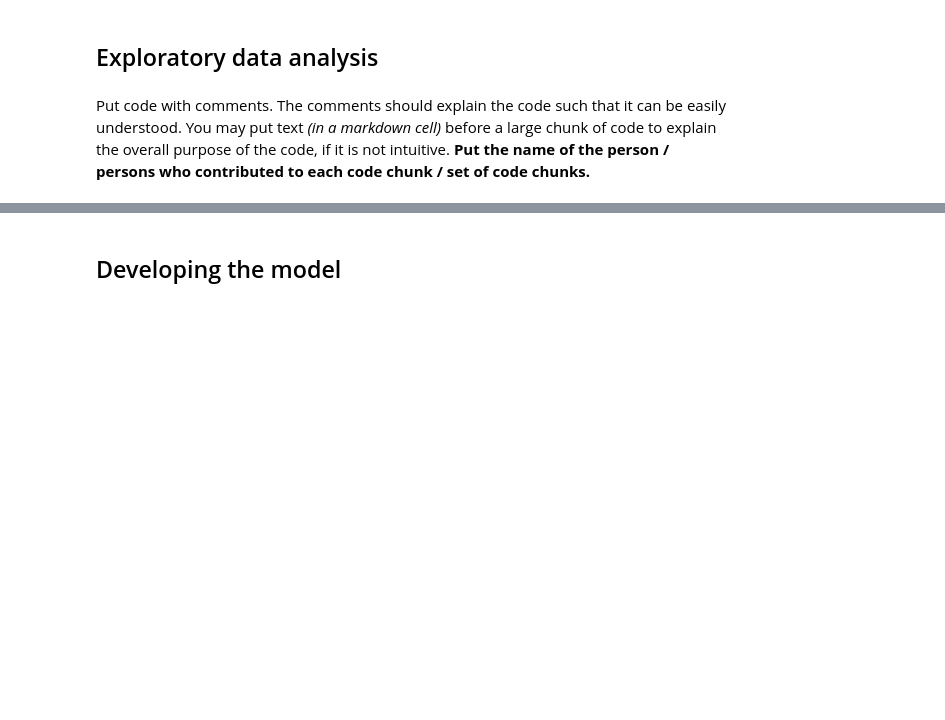
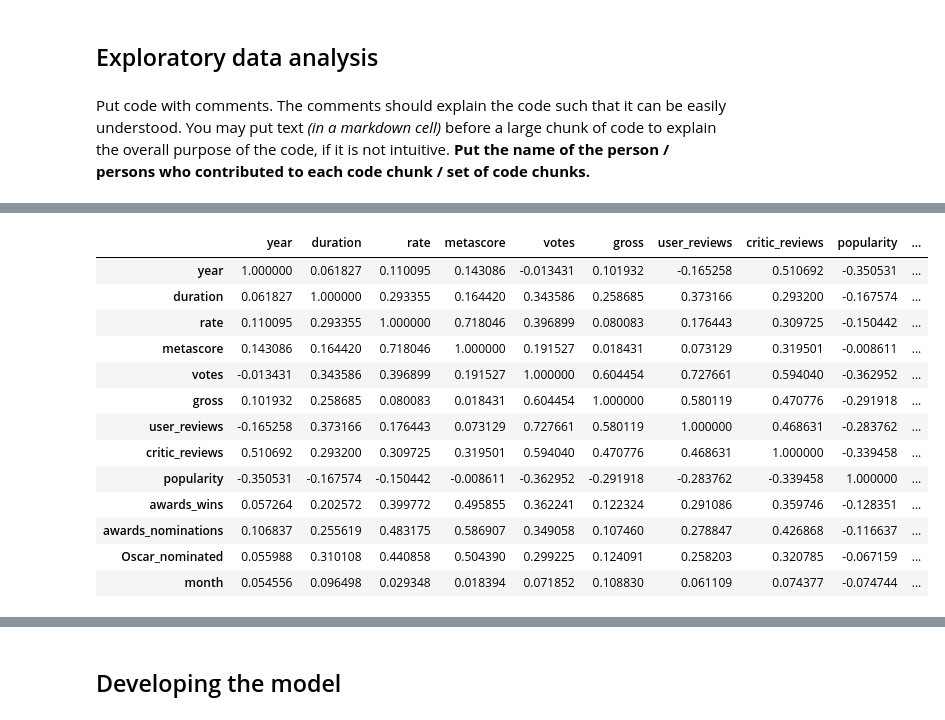
Before and after one commit to mgbanich/DS303-2_ElectricBoogaloo, a Jupyter notebook: Project Code - Electric Boogaloo.ipynb, the cells around one changed output, grey strips where cells are left out. Cells and saved outputs as stored; diff of their text form; code cells hidden in the pictures; blank space fills up the shorter version.

```diff
--- a/Project Code - Electric Boogaloo.ipynb
+++ b/Project Code - Electric Boogaloo.ipynb
@@ -112,0 +125,19 @@ NameError: name 'movies_new' is not defined
+# %%
+# Correlation matrix to examine relationships with the target variable as well as prepare for potential multicollinearity concerns later
+# by Jackson
+new_movies_new.corr()
+# %% [output]
+|  | year | duration | rate | metascore | votes | gross | user_reviews | critic_reviews | popularity | ... |
+| year | 1.000000 | 0.061827 | 0.110095 | 0.143086 | -0.013431 | 0.101932 | -0.165258 | 0.510692 | -0.350531 | ... |
+| duration | 0.061827 | 1.000000 | 0.293355 | 0.164420 | 0.343586 | 0.258685 | 0.373166 | 0.293200 | -0.167574 | ... |
+| rate | 0.110095 | 0.293355 | 1.000000 | 0.718046 | 0.396899 | 0.080083 | 0.176443 | 0.309725 | -0.150442 | ... |
+| metascore | 0.143086 | 0.164420 | 0.718046 | 1.000000 | 0.191527 | 0.018431 | 0.073129 | 0.319501 | -0.008611 | ... |
+| votes | -0.013431 | 0.343586 | 0.396899 | 0.191527 | 1.000000 | 0.604454 | 0.727661 | 0.594040 | -0.362952 | ... |
+| gross | 0.101932 | 0.258685 | 0.080083 | 0.018431 | 0.604454 | 1.000000 | 0.580119 | 0.470776 | -0.291918 | ... |
+| user_reviews | -0.165258 | 0.373166 | 0.176443 | 0.073129 | 0.727661 | 0.580119 | 1.000000 | 0.468631 | -0.283762 | ... |
+| critic_reviews | 0.510692 | 0.293200 | 0.309725 | 0.319501 | 0.594040 | 0.470776 | 0.468631 | 1.000000 | -0.339458 | ... |
+| popularity | -0.350531 | -0.167574 | -0.150442 | -0.008611 | -0.362952 | -0.291918 | -0.283762 | -0.339458 | 1.000000 | ... |
+| awards_wins | 0.057264 | 0.202572 | 0.399772 | 0.495855 | 0.362241 | 0.122324 | 0.291086 | 0.359746 | -0.128351 | ... |
+| awards_nominations | 0.106837 | 0.255619 | 0.483175 | 0.586907 | 0.349058 | 0.107460 | 0.278847 | 0.426868 | -0.116637 | ... |
+| Oscar_nominated | 0.055988 | 0.310108 | 0.440858 | 0.504390 | 0.299225 | 0.124091 | 0.258203 | 0.320785 | -0.067159 | ... |
+| month | 0.054556 | 0.096498 | 0.029348 | 0.018394 | 0.071852 | 0.108830 | 0.061109 | 0.074377 | -0.074744 | ... |
```
Also changed, not shown: parts of 11 cells of this notebook, 1 other file.
